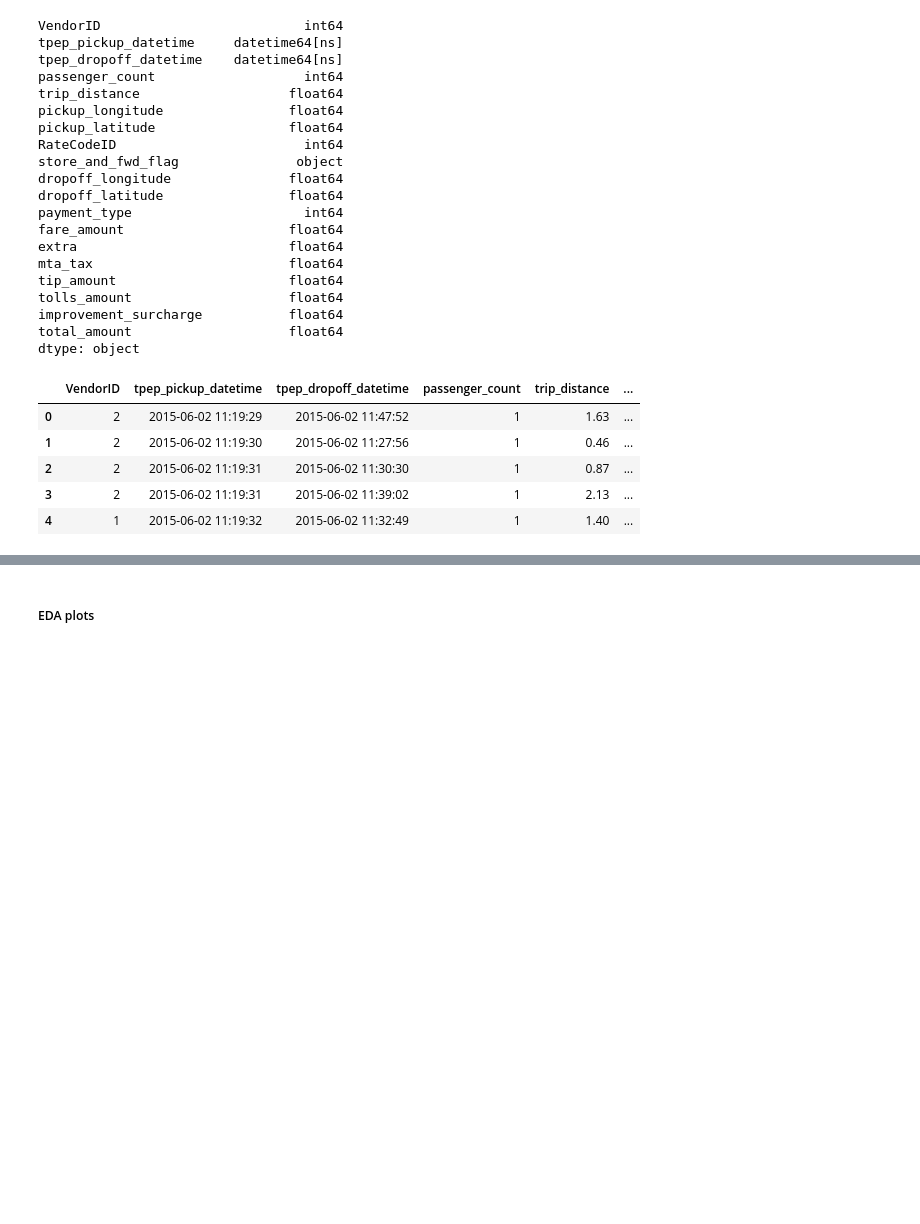
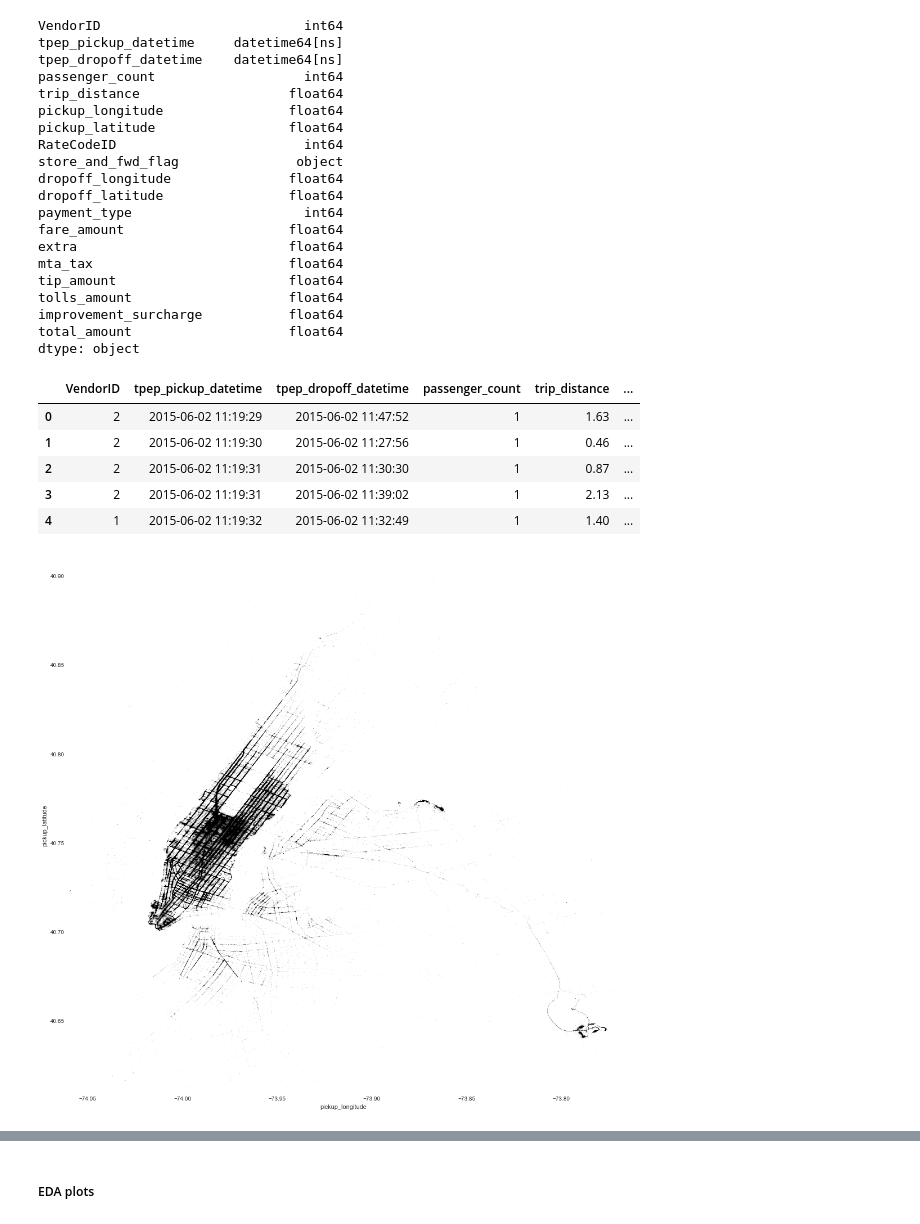
Before and after one commit to techytux/nyc_tip_analysis, a Jupyter notebook: NYC Trip Analysis.ipynb, the cells around one changed output, grey strips where cells are left out. Cells and saved outputs as stored; diff of their text form; code cells hidden in the pictures; blank space fills up the shorter version.

```diff
--- a/NYC Trip Analysis.ipynb
+++ b/NYC Trip Analysis.ipynb
@@ -85,17 +84,19 @@ nyc_data.head()
 # %%
 # Fancy data plotting. Uncomment the following
 
-# plt.style.use = 'default' #Better Styling
-# new_style = {'grid': False} #Remove grid
-# matplotlib.rc('axes', **new_style)
-# from matplotlib import rcParams
-# rcParams['figure.figsize'] = (17.5, 17) #Size of figure
-# rcParams['figure.dpi'] = 250
+plt.style.use = 'default' #Better Styling
+new_style = {'grid': False} #Remove grid
+matplotlib.rc('axes', **new_style)
+from matplotlib import rcParams
+rcParams['figure.figsize'] = (17.5, 17) #Size of figure
+rcParams['figure.dpi'] = 250
 
-# # P.set_axis_bgcolor('black') #Background Color
+# P.set_axis_bgcolor('black') #Background Color
 
-# P=nyc_data.plot(kind='scatter', x='pickup_longitude', y='pickup_latitude',color='black',xlim=(-74.06,-73.77),ylim=(40.61, 40.91),s=.02,alpha=.6)
-# P.set_axis_bgcolor('white')
+P=nyc_data.plot(kind='scatter', x='pickup_longitude', y='pickup_latitude',color='black',xlim=(-74.06,-73.77),ylim=(40.61, 40.91),s=.02,alpha=.6)
+P.set_axis_bgcolor('white')
+# %% [output]
+[figure, added]
 # %%
 # Drop column with payment type 2 since all rows with this row have 0 tip amount
 nyc_data = nyc_data.drop(nyc_data[nyc_data.payment_type == 2].index)
```
Also changed, not shown: parts of 29 cells of this notebook, 5 other files.
